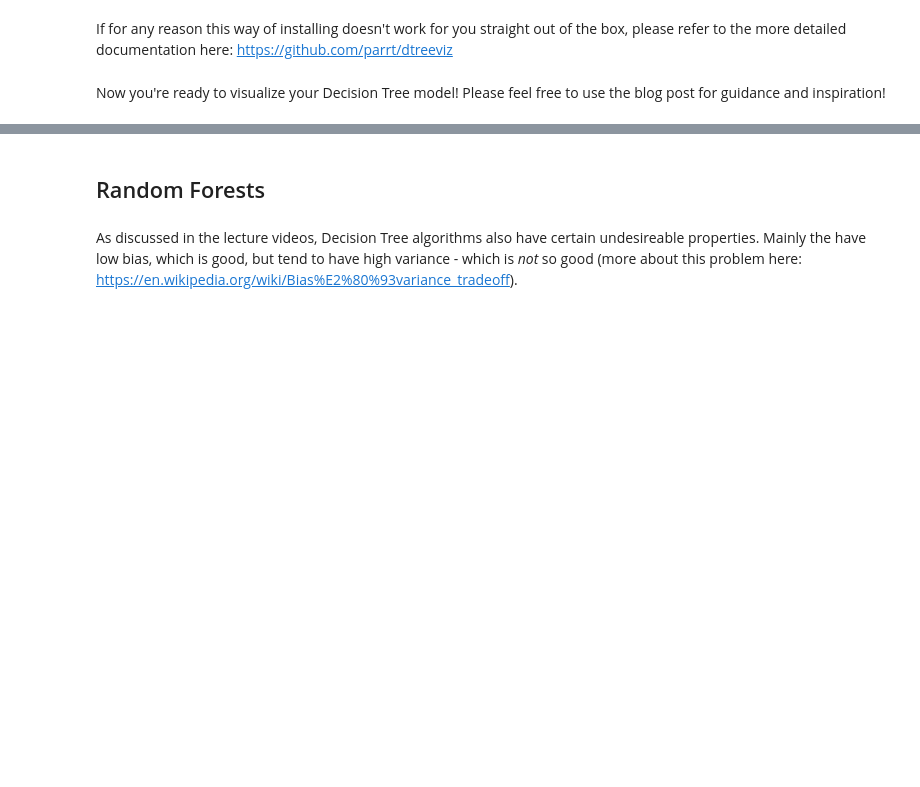
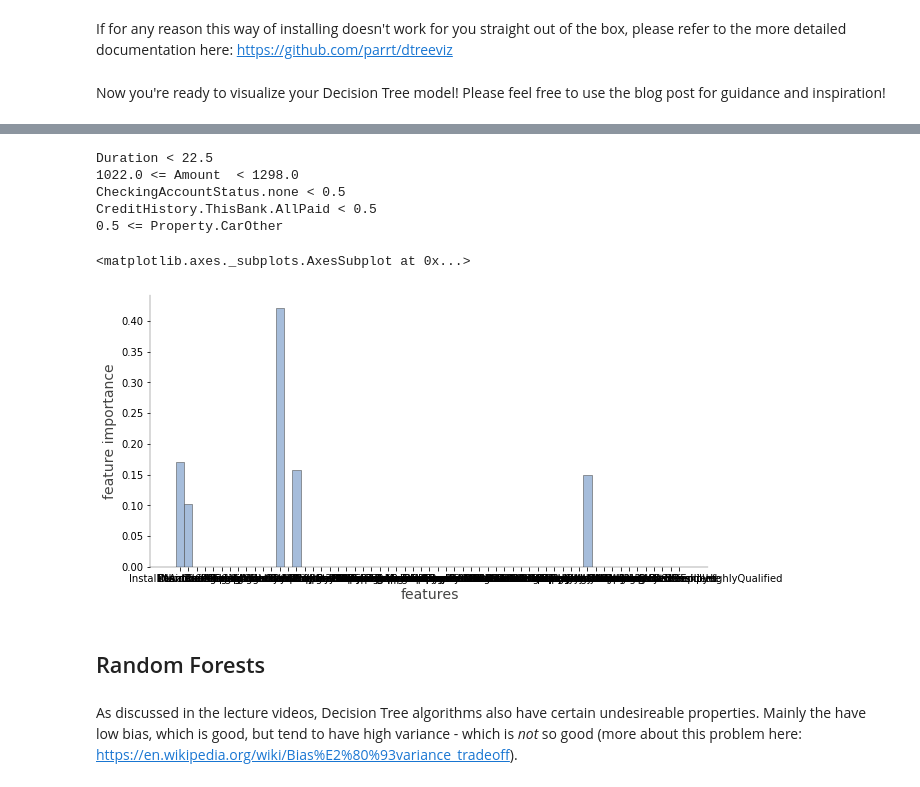
Before and after one commit to truptimr/UCSD-MLE-mini-projects-Jan2021, a Jupyter notebook: mec-13.5.1-tree-based-algorithms-mini-project/Mini_Project_Tree-Based_Algorithms.ipynb, the cells around one changed output, grey strips where cells are left out. Saved outputs shown, nothing was run; the diff lists cells and outputs as text; code cells hidden in the pictures; blank space fills up the shorter version.

```diff
--- a/mec-13.5.1-tree-based-algorithms-mini-project/Mini_Project_Tree-Based_Algorithms.ipynb
+++ b/mec-13.5.1-tree-based-algorithms-mini-project/Mini_Project_Tree-Based_Algorithms.ipynb
@@ -57,3 +164,18 @@ Now you're ready to visualize your Decision Tree model! Please feel free to use
+# %%
+# descision path for a single sample
+data_point = data[features].iloc[10]
+print(trees.explain_prediction_path(best_model, data_point, feature_names=features, explanation_type="plain_english"))
+# %% [output]
+Duration < 22.5
+1022.0 <= Amount  < 1298.0
+CheckingAccountStatus.none < 0.5
+CreditHistory.ThisBank.AllPaid < 0.5
+0.5 <= Property.CarOther
+# %%
+trees.explain_prediction_path(best_model, data_point, feature_names=features, explanation_type="sklearn_default")
+# %% [output]
+<matplotlib.axes._subplots.AxesSubplot at 0x...>
+[figure, added]
 # %% [markdown]
 ## Random Forests
 # %% [markdown]
```
Also changed, not shown: parts of 13 cells of this notebook.
